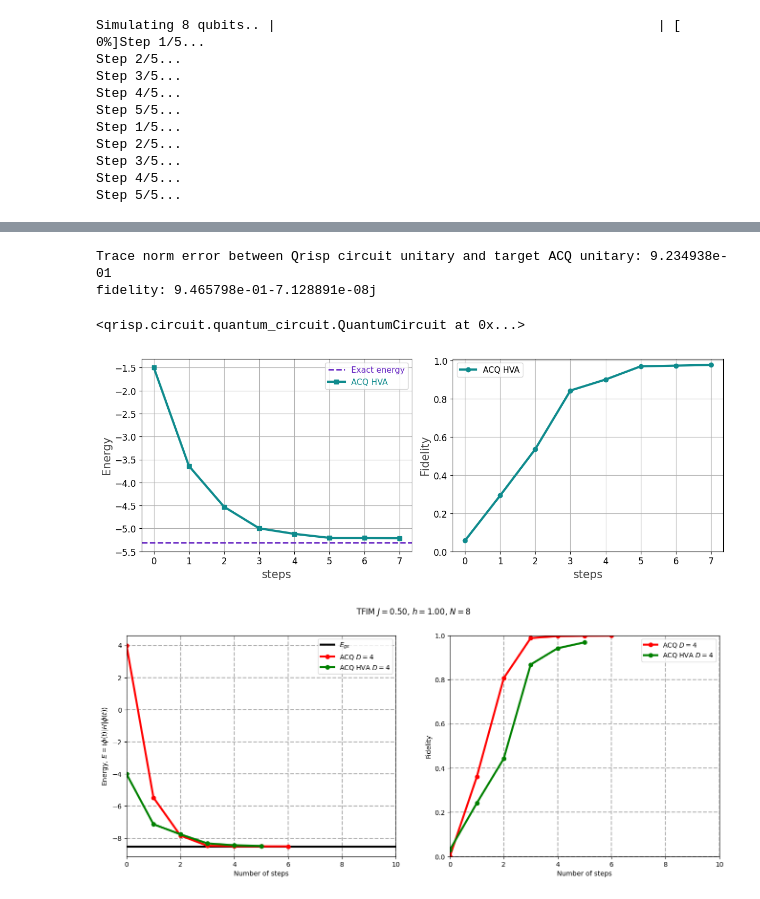
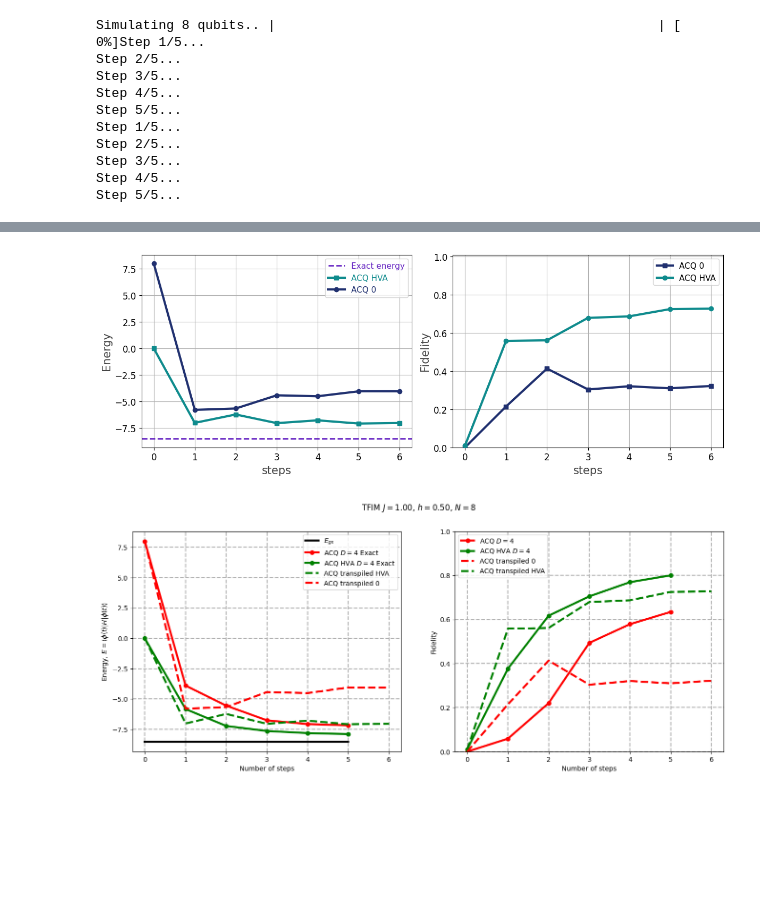
Before and after one commit to LucaYoy/ACQ, a Jupyter notebook: DBF/example_TFIM_DBF.ipynb, the cells around one changed output, grey strips where cells are left out. Cells and saved outputs as stored; diff of their text form; code cells hidden in the pictures; blank space fills up the shorter version.

Commit message:
made plots

```diff
--- a/DBF/example_TFIM_DBF.ipynb
+++ b/DBF/example_TFIM_DBF.ipynb
@@ -209,8 +204,8 @@ psi_0_hva = sp.csc_matrix(get_statevector(qc_hva,n_qubits).reshape(-1,1))
 #QITE and ACQ evolution
 D=4
 dt = 0.1
-N = 25
+N = 20
 print("Computing ACQ")
 E_ACQ_hva,psi_ACQ_hva,indx_acq_hva,times_acq_hva,a_acq_hva = evol.ACQ(n_qubits,H_acq,H_trot,D,psi_0_hva,N,dt,methodLS='LU')
-E_ACQ_0,psi_ACQ_0,indx_acq_0,times_acq_0,a_acq_0 = evol.ACQ(n_qubits,H_acq,H_trot,D,psi_0,N,dt,methodLS='LU')
+E_ACQ_0,psi_ACQ_0,indx_acq_0,times_acq_0,a_acq_0 = evol.ACQ(n_qubits,H_acq,H_trot,D,psi_0,32,dt,methodLS='LU')
 # %% [output]
@@ -298,20 +294,15 @@ Step 7: {'u3': 16270, 'cz': 17506}
-# %%
-importlib.reload(run_qite)
-from run_qite import build_acq_circuit_qrisp
-#build_acq_circuit_qrisp(n_qubits,D,2,PD_gen,a_acq_hva,times_acq_hva,1,U_HVA,trotter_steps=1)
-build_acq_circuit_qrisp(n_qubits,D,2,PD_real,a_acq_0,times_acq_0,1,U_0,trotter_steps=1)
-# %% [output]
-Trace norm error between Qrisp circuit unitary and target ACQ unitary: 9.234938e-01
-fidelity: 9.465798e-01-7.128891e-08j
-<qrisp.circuit.quantum_circuit.QuantumCircuit at 0x...>
+# %%
+import pickle
+with open(f'TFIM_N{n_qubits}_J{J}_h{h}_steps{steps_acq_0}_ACQ_D{D}_results.pkl', 'wb') as f:
+    pickle.dump(circuit_data_acq, f)
 # %%
 from run_qite import get_statevector,compute_moments
 
-energies_acq_0 = [compute_moments(get_statevector(circuit_data_0['circuits'][step],n_qubits),H_acq)[0] for step in range(steps_acq_0+1)]
-fidelities_acq_0 = [fidelity_pure(psigs, get_statevector(circuit_data_0['circuits'][step],n_qubits).reshape(-1,1)) for step in range(steps_acq_0+1)]
+energies_acq_0 = [compute_moments(get_statevector(circuit_data_acq['0']['circuits'][step],n_qubits),H_acq)[0] for step in range(steps_acq_0+1)]
+fidelities_acq_0 = [fidelity_pure(psigs, get_statevector(circuit_data_acq['0']['circuits'][step],n_qubits).reshape(-1,1)) for step in range(steps_acq_0+1)]
 
-energies_acq_hva = [compute_moments(get_statevector(circuit_data_hva['circuits'][step],n_qubits),H_acq)[0] for step in range(steps_acq_hva+1)]
-fidelities_acq_hva = [fidelity_pure(psigs, get_statevector(circuit_data_hva['circuits'][step],n_qubits).reshape(-1,1)) for step in range(steps_acq_hva+1)]
+energies_acq_hva = [compute_moments(get_statevector(circuit_data_acq['hva']['circuits'][step],n_qubits),H_acq)[0] for step in range(steps_acq_hva+1)]
+fidelities_acq_hva = [fidelity_pure(psigs, get_statevector(circuit_data_acq['hva']['circuits'][step],n_qubits).reshape(-1,1)) for step in range(steps_acq_hva+1)]
 
 
 fig, (ax1, ax2) = plt.subplots(1, 2, figsize=(12, 4.5))
@@ -337,47 +328,48 @@ ax2.legend(fontsize=11)
 ax2.tick_params(axis='both', labelsize=12)
 ax2.grid()
 
-#plt.savefig(f'TFIM_N{n_qubits}_J{J}_h{h}_steps{steps_acq_0}_ACQ_D{D}_results.png', dpi=300, bbox_inches='tight')
+plt.savefig(f'TFIM_N{n_qubits}_J{J}_h{h}_steps{steps_acq_0}_ACQ_D{D}_results.png', dpi=300, bbox_inches='tight')
 plt.tight_layout()
 plt.show()
 # %% [output]
-[figure, old version]
+[figure, new version]
 # %%
-F_ACQ_0=np.zeros(N+1)
-for i in range(N+1):
+F_ACQ_0=np.zeros(32+1)
+for i in range(32+1):
     F_ACQ_0[i]=fidelity_pure(psigs,psi_ACQ_0[:,i].todense())
 
 F_ACQ_hva=np.zeros(N+1)
 for i in range(N+1):
     F_ACQ_hva[i]=fidelity_pure(psigs,psi_ACQ_hva[:,i].todense())
 
 plt.figure(figsize=(16, 6))
 
 plt.suptitle("TFIM $J=%.2f$, $h=%.2f$, $N=%d$"%(J,h,n_qubits))
-t=np.arange(N)
 plt.subplot(1,2,1)
-plt.plot(t,t*0+E_gs,'-k',linewidth=3,label='$E_{gs}$')
-plt.plot(t[0:len(indx_acq_0)],E_ACQ_0[indx_acq_0],'-ro',linewidth=3,label='ACQ $D=%d$'%D)
-plt.plot(t[0:len(indx_acq_hva)],E_ACQ_hva[indx_acq_hva],'-go',linewidth=3,label='ACQ HVA $D=%d$'%D)
+plt.plot(range(steps_acq_0),[E_gs]*steps_acq_0,'-k',linewidth=3,label='$E_{gs}$')
+plt.plot(range(steps_acq_0),E_ACQ_0[indx_acq_0],'-ro',linewidth=3,label='ACQ $D=%d$ Exact'%D)
+plt.plot(range(steps_acq_hva),E_ACQ_hva[indx_acq_hva],'-go',linewidth=3,label='ACQ HVA $D=%d$ Exact'%D)
+plt.plot(range(steps_acq_hva+1), energies_acq_hva, c='g', marker='', linestyle='dashed', linewidth=3, zorder=3, label='ACQ transpiled HVA')
+plt.plot(range(steps_acq_0+1), energies_acq_0, c='r', marker='', linestyle='dashed', linewidth=3, zorder=3, label='ACQ transpiled 0')
+
 plt.xlabel("Number of steps")
 plt.ylabel("Energy, $E=\\langle \\phi(t)|H|\\phi(t)\\rangle$")
-plt.xlim(0, 10)
 #plt.yticks(np.arange(-12, 10, step=4))
 plt.legend()
 plt.grid(linestyle = '--', linewidth = 1.5)
 
 
 plt.subplot(1,2,2)
-plt.plot(t[0:len(indx_acq_0)],F_ACQ_0[indx_acq_0],'-ro',linewidth=3,label='ACQ $D=%d$'%D)
-plt.plot(t[0:len(indx_acq_hva)],F_ACQ_hva[indx_acq_hva],'-go',linewidth=3,label='ACQ HVA $D=%d$'%D)
+plt.plot(range(len(indx_acq_0)),F_ACQ_0[indx_acq_0],'-ro',linewidth=3,label='ACQ $D=%d$'%D)
+plt.plot(range(len(indx_acq_hva)),F_ACQ_hva[indx_acq_hva],'-go',linewidth=3,label='ACQ HVA $D=%d$'%D)
+plt.plot(range(steps_acq_0+1), fidelities_acq_0, c='r', marker='', linestyle='dashed', linewidth=3, zorder=3, label='ACQ transpiled 0')
+plt.plot(range(steps_acq_hva+1), fidelities_acq_hva, c='g', marker='', linestyle='dashed', linewidth=3, zorder=3, label='ACQ transpiled HVA')
 plt.xlabel("Number of steps")
 plt.ylabel("Fidelity")
-plt.xlim(0, 10)
 plt.ylim(0,1)
 plt.legend()
 plt.grid(linestyle = '--', linewidth = 1.5)
 
-
-#plt.savefig("adaptive_QITE_N12D4.png")
+plt.savefig(f'EXACT_VS_TRANSPILED_TFIM_N{n_qubits}_J{J}_h{h}_steps{steps_acq_0}_ACQ_D{D}_results.png', dpi=300, bbox_inches='tight')
 # %% [output]
-[figure, old version]
+[figure, new version]
```
Also changed, not shown: parts of 8 cells of this notebook, 18 other files.
